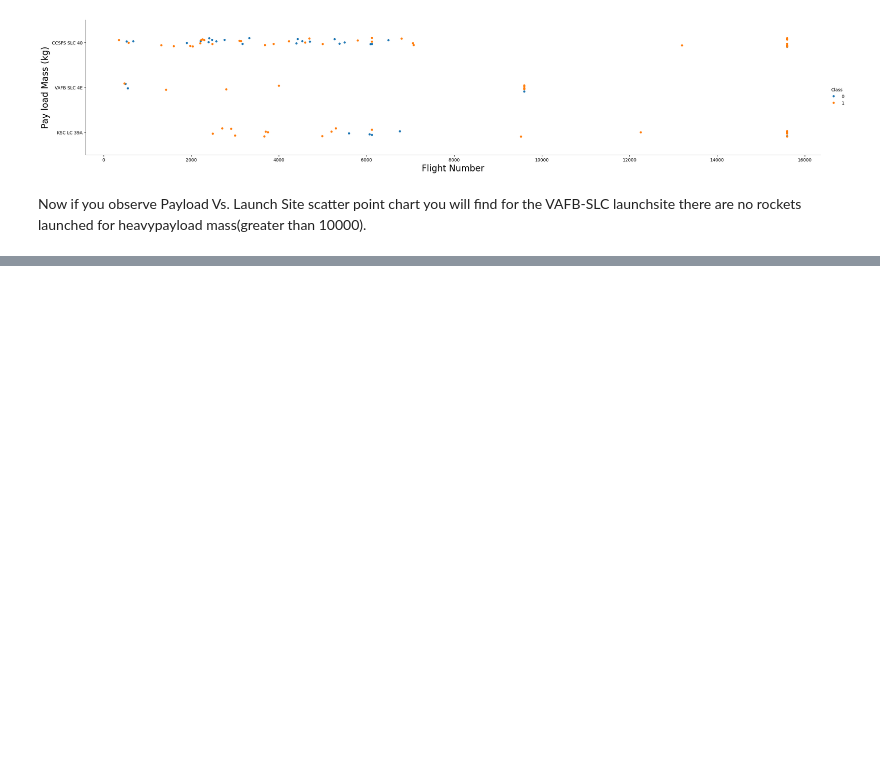
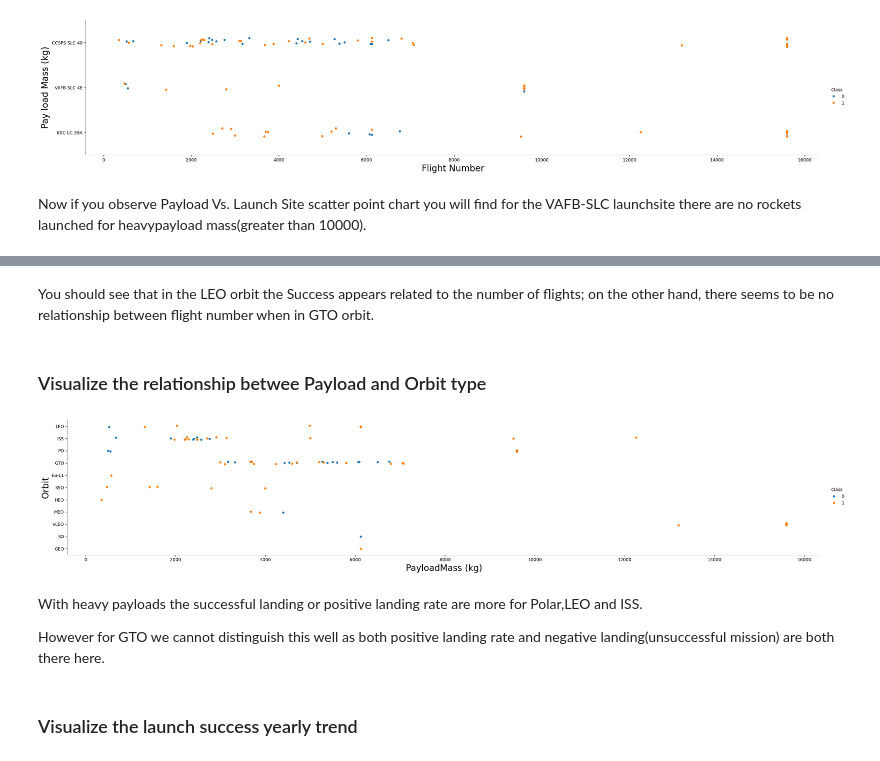
Before and after one commit to ClaudioChavarria/Rocket-Landing-Success-ML, a Jupyter notebook: 03-eda_and_feature_engineering/03-eda-and-feature-engineering.ipynb, the cells around one changed output, grey strips where cells are left out. Saved outputs shown, nothing was run; the diff lists cells and outputs as text; code cells hidden in the pictures; blank space fills up the shorter version.

```diff
--- a/03-eda_and_feature_engineering/03-eda-and-feature-engineering.ipynb
+++ b/03-eda_and_feature_engineering/03-eda-and-feature-engineering.ipynb
@@ -59,0 +106,17 @@ Now if you observe Payload Vs. Launch Site scatter point chart you will find for
+# %% [markdown]
+You should see that in the LEO orbit the Success appears related to the number of flights; on the other hand, there seems to be no relationship between flight number when in GTO orbit.
+# %% [markdown]
+### Visualize the relationship betwee Payload and Orbit type
+# %%
+sns.catplot(y = "Orbit", x = "PayloadMass", hue = "Class", data = df , aspect = 5)
+plt.xlabel("PayloadMass (kg)", fontsize = 20)
+plt.ylabel("Orbit", fontsize = 20)
+plt.show()
+# %% [output]
+[figure, added]
+# %% [markdown]
+With heavy payloads the successful landing or positive landing rate are more for Polar,LEO and ISS.
+
+However for GTO we cannot distinguish this well as both positive landing rate and negative landing(unsuccessful mission) are both there here.
+# %% [markdown]
+### Visualize the launch success yearly trend
```
Also changed, not shown: parts of 8 cells of this notebook.
